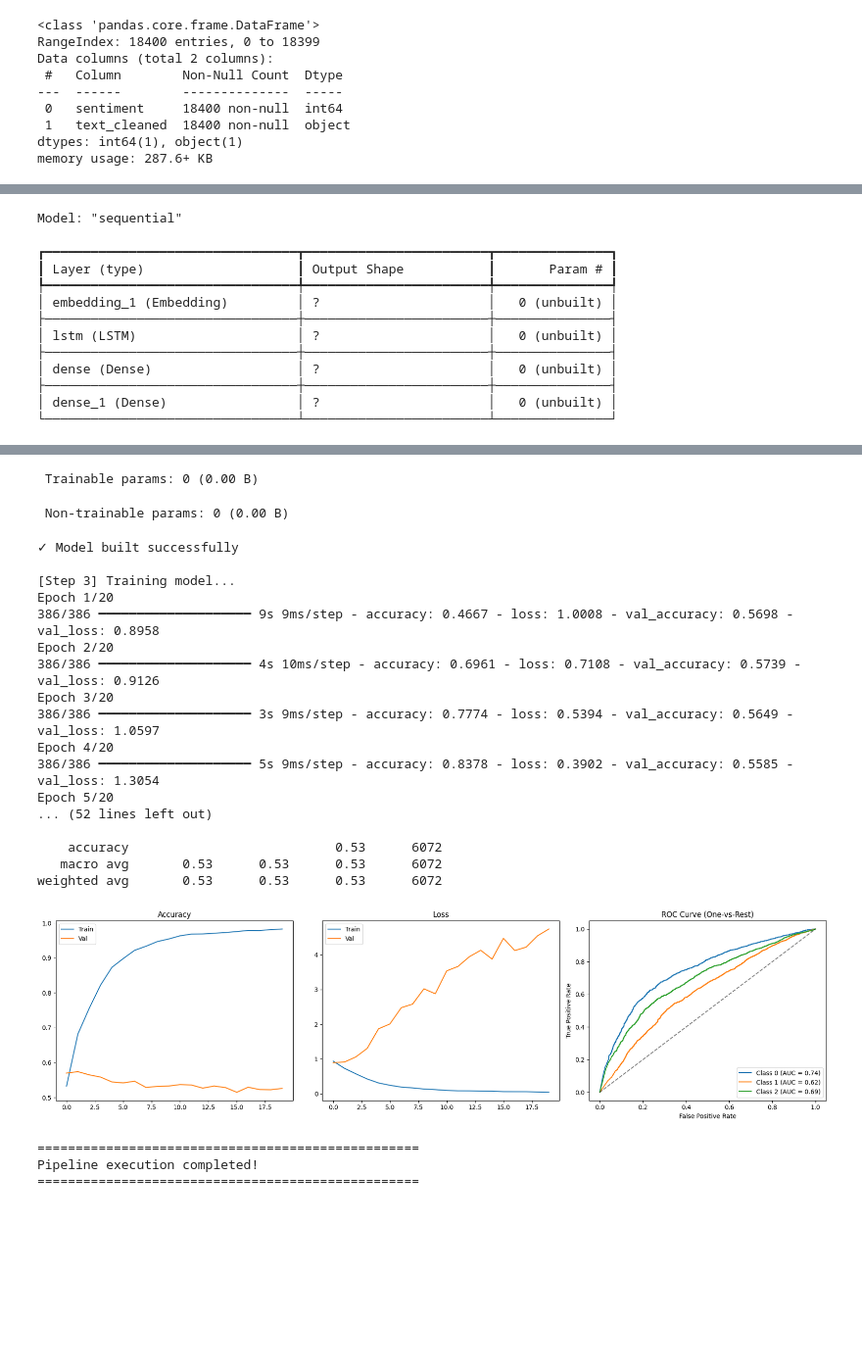
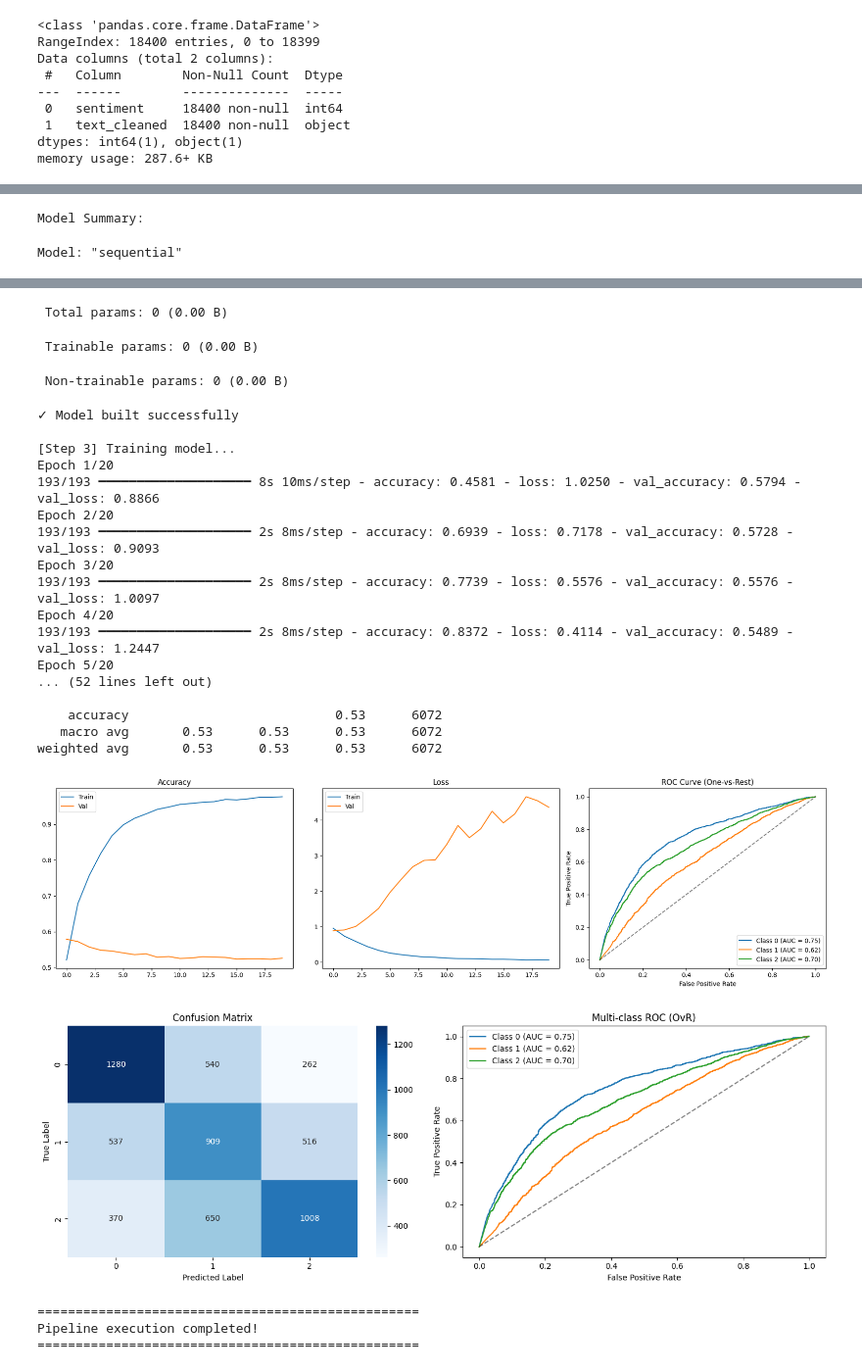
Before and after one commit to yifeica0/ECS171-Group8, a Jupyter notebook: ModelTraining/DL/LSTM.ipynb, the cells around one changed output, grey strips where cells are left out. Shown at 98% size. Drawn from its saved outputs; the diff is of its cells as text; code cells hidden in the pictures; blank space fills up the shorter version.

Commit message:
update LSTM

```diff
--- a/ModelTraining/DL/LSTM.ipynb
+++ b/ModelTraining/DL/LSTM.ipynb
@@ -49,7 +49,7 @@ loss, accuracy = classifier.run_pipeline(
     text_column='text_cleaned',
     label_column=target,
     epochs=20,
-    batch_size=32
+    batch_size=64
 )
 # %% [output]
 DL: LSTM
@@ -71,12 +70,2 @@ Model Summary:
-Model: "sequential"
+Model Summary:
-┏━━━━━━━━━━━━━━━━━━━━━━━━━━━━━━━━━┳━━━━━━━━━━━━━━━━━━━━━━━━┳━━━━━━━━━━━━━━━┓
-┃ Layer (type)                    ┃ Output Shape           ┃       Param # ┃
-┡━━━━━━━━━━━━━━━━━━━━━━━━━━━━━━━━━╇━━━━━━━━━━━━━━━━━━━━━━━━╇━━━━━━━━━━━━━━━┩
-│ embedding_1 (Embedding)         │ ?                      │   0 (unbuilt) │
-├─────────────────────────────────┼────────────────────────┼───────────────┤
-│ lstm (LSTM)                     │ ?                      │   0 (unbuilt) │
-├─────────────────────────────────┼────────────────────────┼───────────────┤
-│ dense (Dense)                   │ ?                      │   0 (unbuilt) │
-├─────────────────────────────────┼────────────────────────┼───────────────┤
-│ dense_1 (Dense)                 │ ?                      │   0 (unbuilt) │
-└─────────────────────────────────┴────────────────────────┴───────────────┘
+Model: "sequential"
@@ -84,23 +83,25 @@ Model: "sequential"
- Trainable params: 0 (0.00 B)
+ Total params: 0 (0.00 B)
- Non-trainable params: 0 (0.00 B)
+ Trainable params: 0 (0.00 B)
-✓ Model built successfully
-
-[Step 3] Training model...
-Epoch 1/20
-386/386 ━━━━━━━━━━━━━━━━━━━━ 9s 9ms/step - accuracy: 0.4667 - loss: 1.0008 - val_accuracy: 0.5698 - val_loss: 0.8958
-Epoch 2/20
-386/386 ━━━━━━━━━━━━━━━━━━━━ 4s 10ms/step - accuracy: 0.6961 - loss: 0.7108 - val_accuracy: 0.5739 - val_loss: 0.9126
-Epoch 3/20
-386/386 ━━━━━━━━━━━━━━━━━━━━ 3s 9ms/step - accuracy: 0.7774 - loss: 0.5394 - val_accuracy: 0.5649 - val_loss: 1.0597
-Epoch 4/20
-386/386 ━━━━━━━━━━━━━━━━━━━━ 5s 9ms/step - accuracy: 0.8378 - loss: 0.3902 - val_accuracy: 0.5585 - val_loss: 1.3054
-Epoch 5/20
-... (52 lines left out)
-
-    accuracy                           0.53      6072
-   macro avg       0.53      0.53      0.53      6072
-weighted avg       0.53      0.53      0.53      6072
+ Non-trainable params: 0 (0.00 B)
+✓ Model built successfully
+
+[Step 3] Training model...
+Epoch 1/20
+193/193 ━━━━━━━━━━━━━━━━━━━━ 8s 10ms/step - accuracy: 0.4581 - loss: 1.0250 - val_accuracy: 0.5794 - val_loss: 0.8866
+Epoch 2/20
+193/193 ━━━━━━━━━━━━━━━━━━━━ 2s 8ms/step - accuracy: 0.6939 - loss: 0.7178 - val_accuracy: 0.5728 - val_loss: 0.9093
+Epoch 3/20
+193/193 ━━━━━━━━━━━━━━━━━━━━ 2s 8ms/step - accuracy: 0.7739 - loss: 0.5576 - val_accuracy: 0.5576 - val_loss: 1.0097
+Epoch 4/20
+193/193 ━━━━━━━━━━━━━━━━━━━━ 2s 8ms/step - accuracy: 0.8372 - loss: 0.4114 - val_accuracy: 0.5489 - val_loss: 1.2447
+Epoch 5/20
+... (52 lines left out)
+
+    accuracy                           0.53      6072
+   macro avg       0.53      0.53      0.53      6072
+weighted avg       0.53      0.53      0.53      6072
-[figure, old version]
+[figure, new version]
-==================================================
-Pipeline execution completed!
-==================================================
+[figure, added]
+==================================================
+Pipeline execution completed!
+==================================================
```
Also changed, not shown: parts of 1 cell of this notebook, 2 other files.
